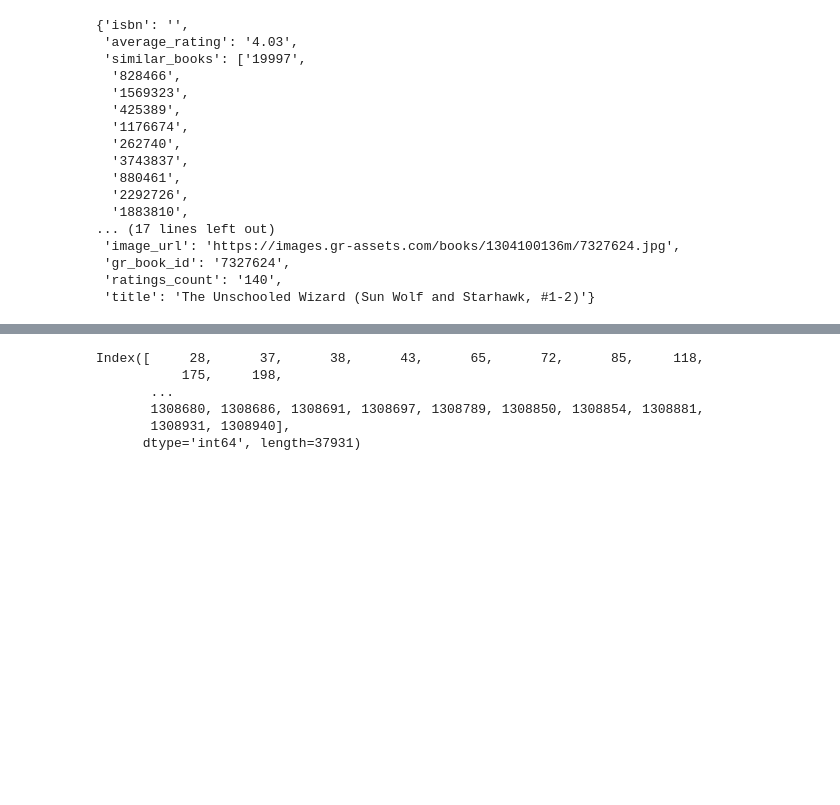
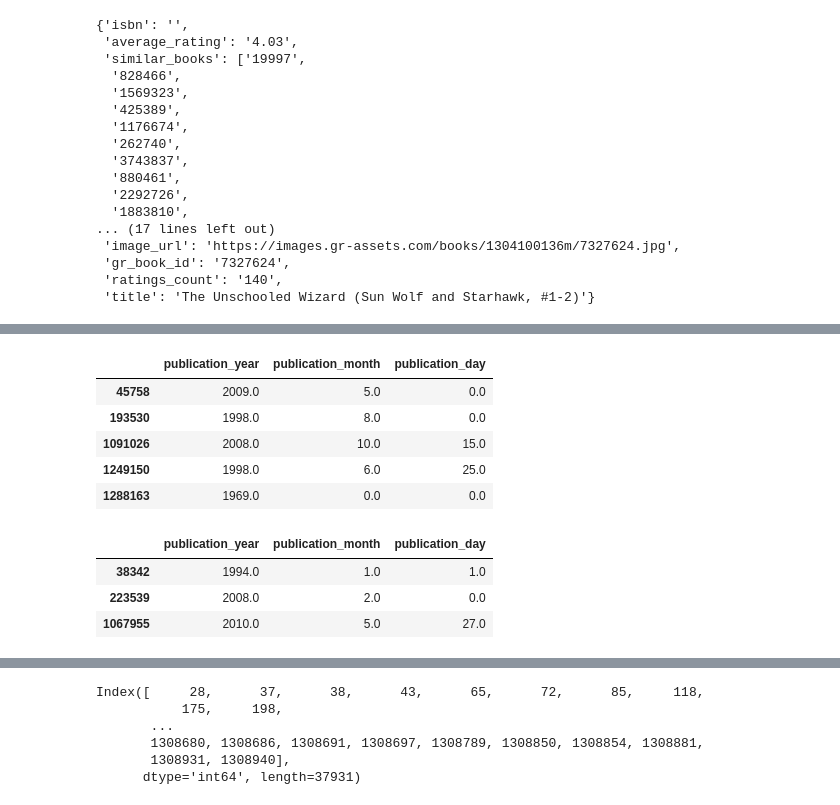
Before and after one commit to sg13041995/Goodreads_SearchEngine, a Jupyter notebook: Datasets/Exploration_Wrangling/SE/exp_goodreads_books_json.ipynb, the cells around one changed output, grey strips where cells are left out. Saved outputs shown, nothing was run; the diff lists cells and outputs as text; code cells hidden in the pictures; blank space fills up the shorter version.

```diff
--- a/Datasets/Exploration_Wrangling/SE/exp_goodreads_books_json.ipynb
+++ b/Datasets/Exploration_Wrangling/SE/exp_goodreads_books_json.ipynb
@@ -386,0 +751,16 @@ with gzip.open('../../Processed/SE/itemDetails_RatingCount_gt15_p1.json.gz', 'wt
+# %%
+duplicate_book.loc[duplicate_book["publisher"]=="Oxford University Press", ["publication_year","publication_month", "publication_day"]]
+# %% [output]
+|  | publication_year | publication_month | publication_day |
+| 45758 | 2009.0 | 5.0 | 0.0 |
+| 193530 | 1998.0 | 8.0 | 0.0 |
+| 1091026 | 2008.0 | 10.0 | 15.0 |
+| 1249150 | 1998.0 | 6.0 | 25.0 |
+| 1288163 | 1969.0 | 0.0 | 0.0 |
+# %%
+duplicate_book.loc[duplicate_book["publisher"]=="Newton Compton", ["publication_year","publication_month", "publication_day"]]
+# %% [output]
+|  | publication_year | publication_month | publication_day |
+| 38342 | 1994.0 | 1.0 | 1.0 |
+| 223539 | 2008.0 | 2.0 | 0.0 |
+| 1067955 | 2010.0 | 5.0 | 27.0 |
```
Also changed, not shown: parts of 158 cells of this notebook, 9 other files.
